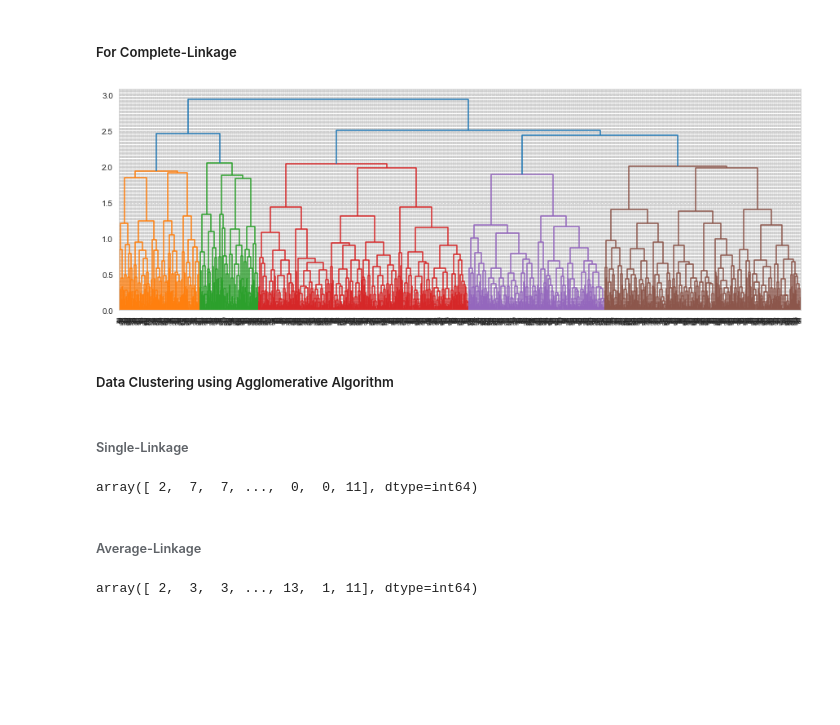
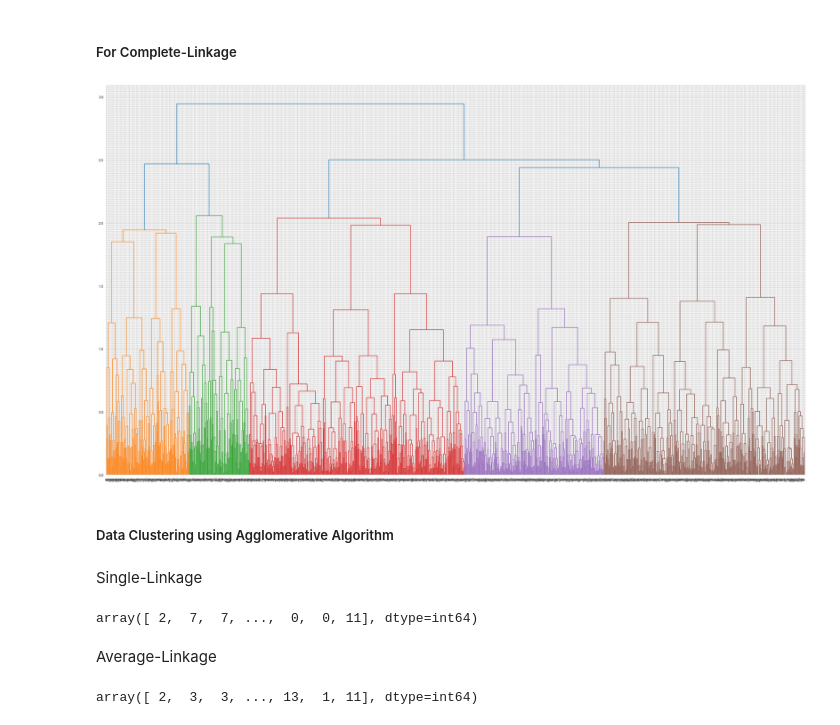
Before and after one commit to Sun-Chirawat/Senior-Project-CS, a Jupyter notebook: Clustering Modelling.ipynb, the cells around one changed output. Cells and saved outputs as stored; diff of their text form; code cells hidden in the pictures; blank space fills up the shorter version.

```diff
--- a/Clustering Modelling.ipynb
+++ b/Clustering Modelling.ipynb
@@ -386,16 +386,16 @@ plt.show()
 # %%
 from scipy.cluster import hierarchy
 import matplotlib.pyplot as plt
 
-plt.figure(figsize = (15, 5))
+plt.figure(figsize = (35, 20))
 dn = hierarchy.dendrogram(hierarchy.linkage(X, 'complete'))
 plt.show()
 # %% [output]
-[figure, old version]
+[figure, new version]
 # %% [markdown]
 ##### Data Clustering using Agglomerative Algorithm
 # %% [markdown]
-###### Single-Linkage
+Single-Linkage
 # %%
 from sklearn.cluster import AgglomerativeClustering
 ac_s = AgglomerativeClustering(n_clusters=15, affinity='euclidean', linkage='single')
@@ -404,7 +404,7 @@ y_ac_s
 # %% [output]
 array([ 2,  7,  7, ...,  0,  0, 11], dtype=int64)
 # %% [markdown]
-###### Average-Linkage
+Average-Linkage
 # %%
 from sklearn.cluster import AgglomerativeClustering
 ac_a = AgglomerativeClustering(n_clusters=15, affinity='euclidean', linkage='average')
```
Also changed, not shown: parts of 45 cells of this notebook.
